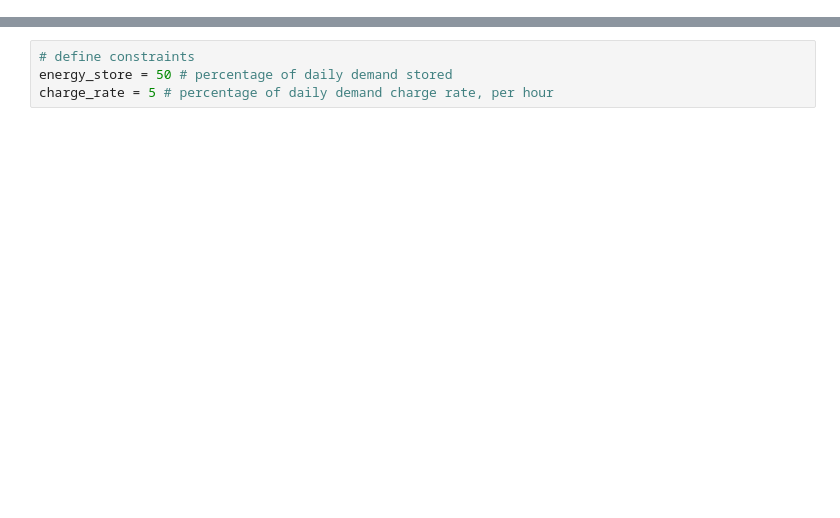
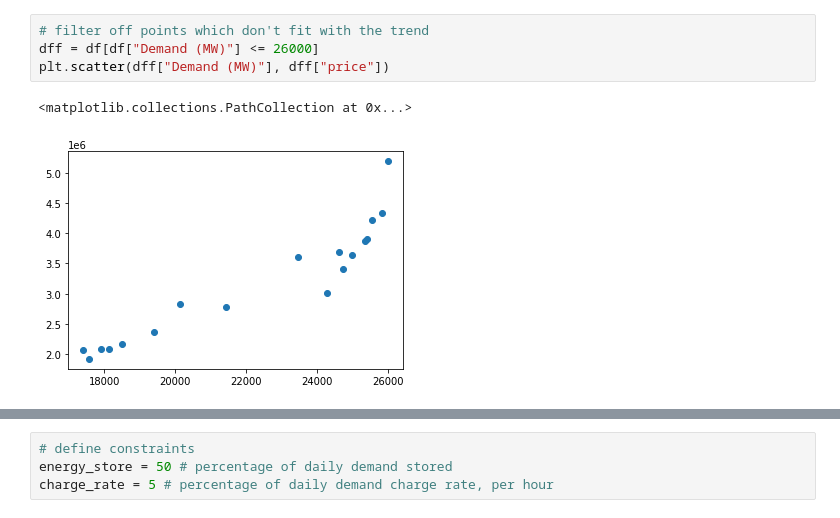
Before and after one commit to o-gent/uk-grid-analysis, a Jupyter notebook: model.ipynb, the cells around one changed output, grey strips where cells are left out. Drawn from its saved outputs; the diff is of its cells as text; blank space fills up the shorter version.

```diff
--- a/model.ipynb
+++ b/model.ipynb
@@ -17,0 +80,7 @@ plt.show()
+# %%
+# filter off points which don't fit with the trend
+dff = df[df["Demand (MW)"] <= 26000]
+plt.scatter(dff["Demand (MW)"], dff["price"])
+# %% [output]
+<matplotlib.collections.PathCollection at 0x...>
+[figure, added]
```
Also changed, not shown: parts of 17 cells of this notebook, 1 other file.
